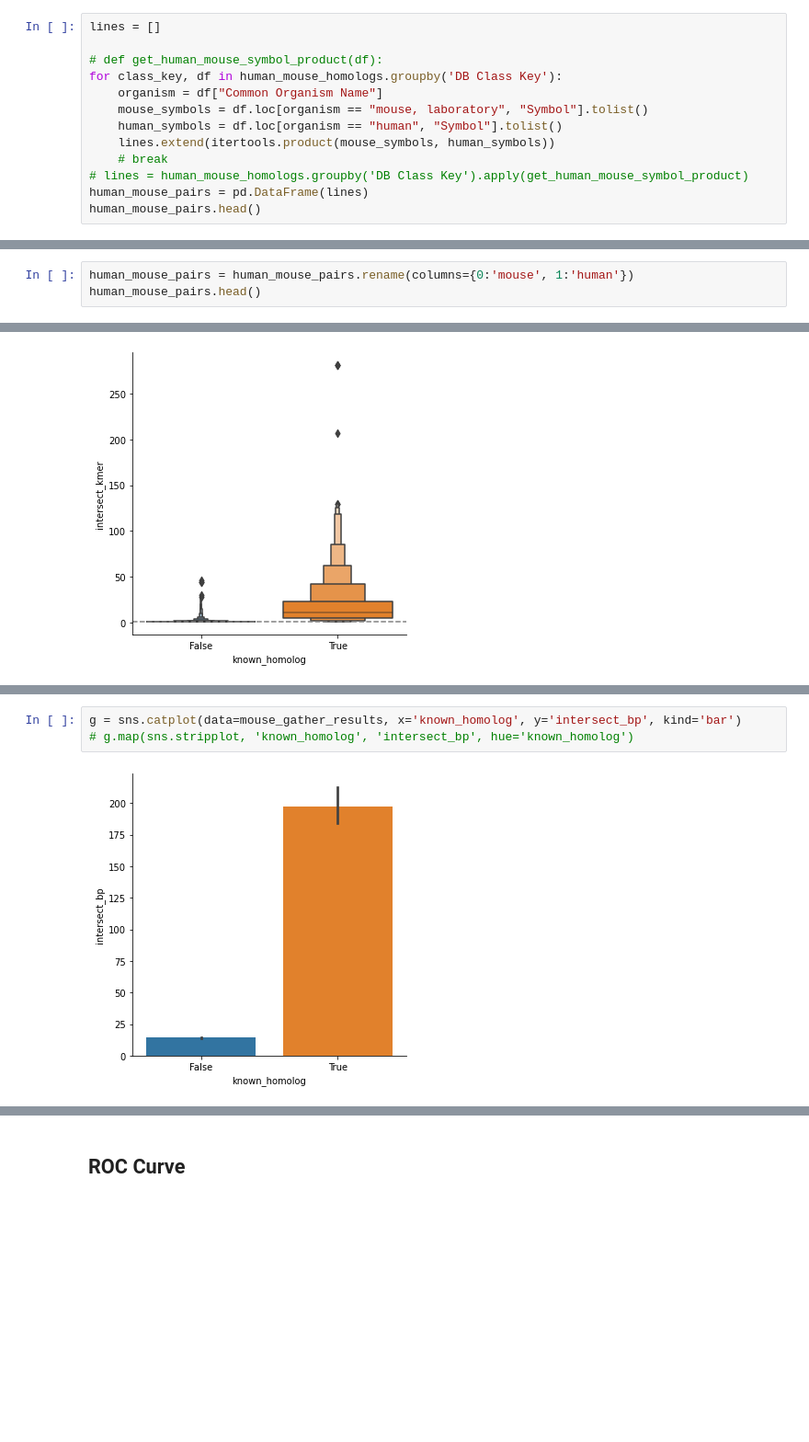
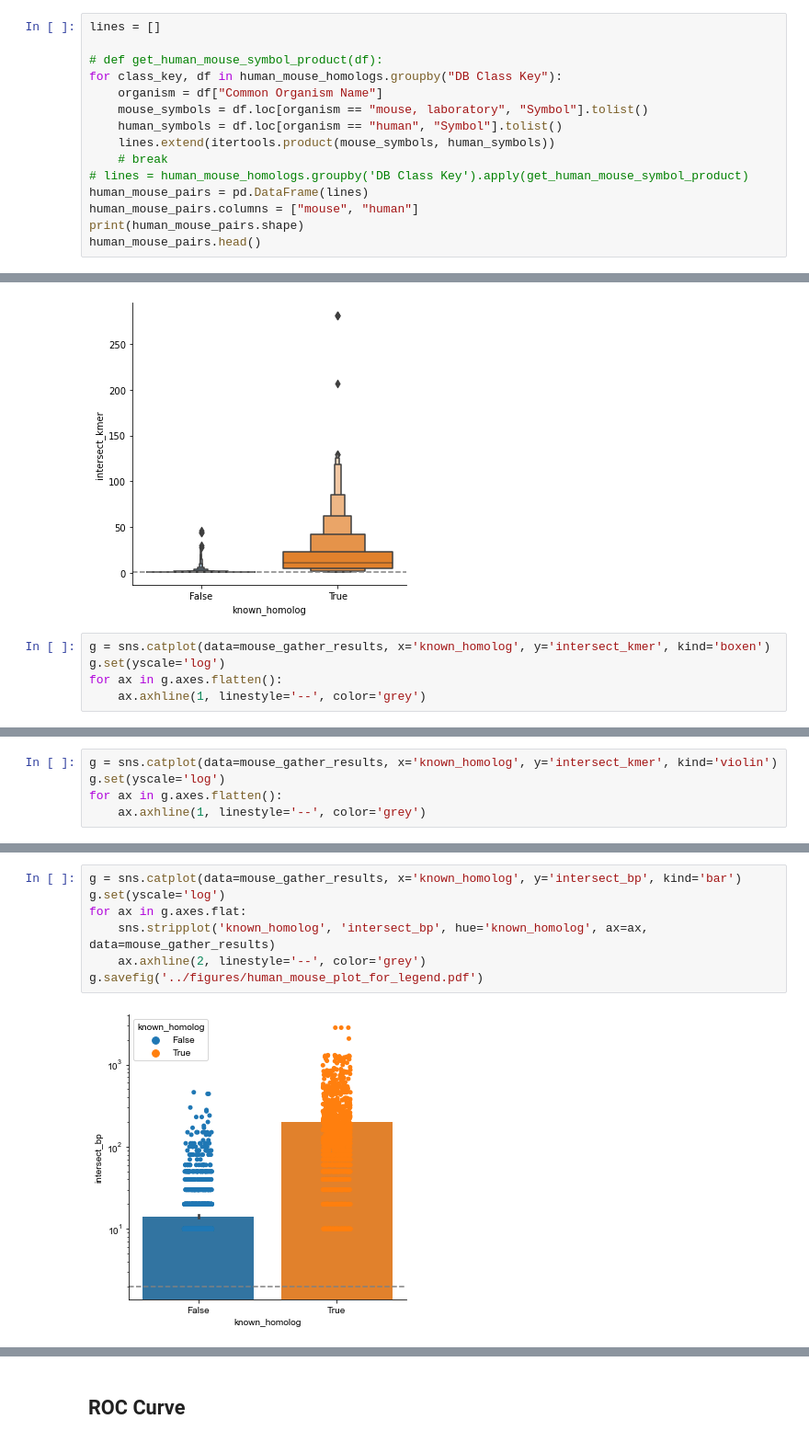
Before and after one commit to olgabot/botryllus-mhc, a Jupyter notebook: notebooks/003_human_mouse_hp_kmers.ipynb, the cells around one changed output, grey strips where cells are left out. Shown: that part at 92% size. Drawn from its saved outputs; the diff is of its cells as text; blank space fills up the shorter version.

Commit message:
Add results Tue Feb 28 22:38:57 PST 2023

```diff
--- a/notebooks/003_human_mouse_hp_kmers.ipynb
+++ b/notebooks/003_human_mouse_hp_kmers.ipynb
@@ -67,7 +455,7 @@ human_mouse_homologs.head()
 lines = []
 
 # def get_human_mouse_symbol_product(df):
-for class_key, df in human_mouse_homologs.groupby('DB Class Key'):
+for class_key, df in human_mouse_homologs.groupby("DB Class Key"):
     organism = df["Common Organism Name"]
     mouse_symbols = df.loc[organism == "mouse, laboratory", "Symbol"].tolist()
     human_symbols = df.loc[organism == "human", "Symbol"].tolist()
@@ -75,5 +463,7 @@ for class_key, df in human_mouse_homologs.groupby('DB Class Key'):
     # break
 # lines = human_mouse_homologs.groupby('DB Class Key').apply(get_human_mouse_symbol_product)
 human_mouse_pairs = pd.DataFrame(lines)
+human_mouse_pairs.columns = ["mouse", "human"]
+print(human_mouse_pairs.shape)
 human_mouse_pairs.head()
 # %% [output]
@@ -120,3 +511,0 @@ human_mouse_pairs.tail()
-# %%
-human_mouse_pairs = human_mouse_pairs.rename(columns={0:'mouse', 1:'human'})
-human_mouse_pairs.head()
@@ -348,3 +796,8 @@ for ax in g.axes.flatten():
     ax.axhline(1, linestyle='--', color='grey')
 # %% [output]
 [figure]
+# %%
+g = sns.catplot(data=mouse_gather_results, x='known_homolog', y='intersect_kmer', kind='boxen')
+g.set(yscale='log')
+for ax in g.axes.flatten():
+    ax.axhline(1, linestyle='--', color='grey')
@@ -350,0 +806,5 @@ for ax in g.axes.flatten():
+# %%
+g = sns.catplot(data=mouse_gather_results, x='known_homolog', y='intersect_kmer', kind='violin')
+g.set(yscale='log')
+for ax in g.axes.flatten():
+    ax.axhline(1, linestyle='--', color='grey')
@@ -364,5 +845,9 @@ for i, ax in enumerate(axes):
 # %%
 g = sns.catplot(data=mouse_gather_results, x='known_homolog', y='intersect_bp', kind='bar')
-# g.map(sns.stripplot, 'known_homolog', 'intersect_bp', hue='known_homolog')
+g.set(yscale='log')
+for ax in g.axes.flat:
+    sns.stripplot('known_homolog', 'intersect_bp', hue='known_homolog', ax=ax, data=mouse_gather_results)
+    ax.axhline(2, linestyle='--', color='grey')
+g.savefig('../figures/human_mouse_plot_for_legend.pdf')
 # %% [output]
-[figure, old version]
+[figure, new version]
```
Also changed, not shown: parts of 112 cells of this notebook, 37 other files.
